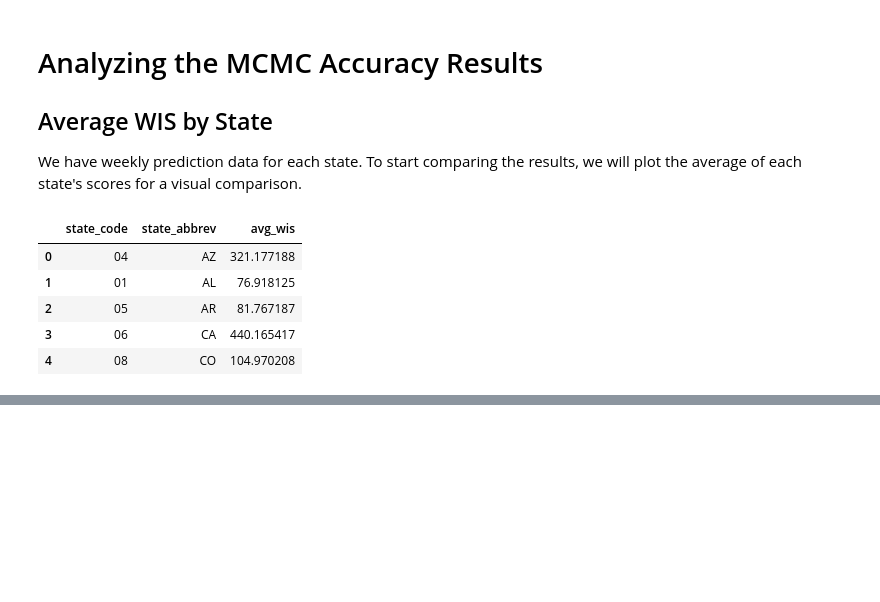
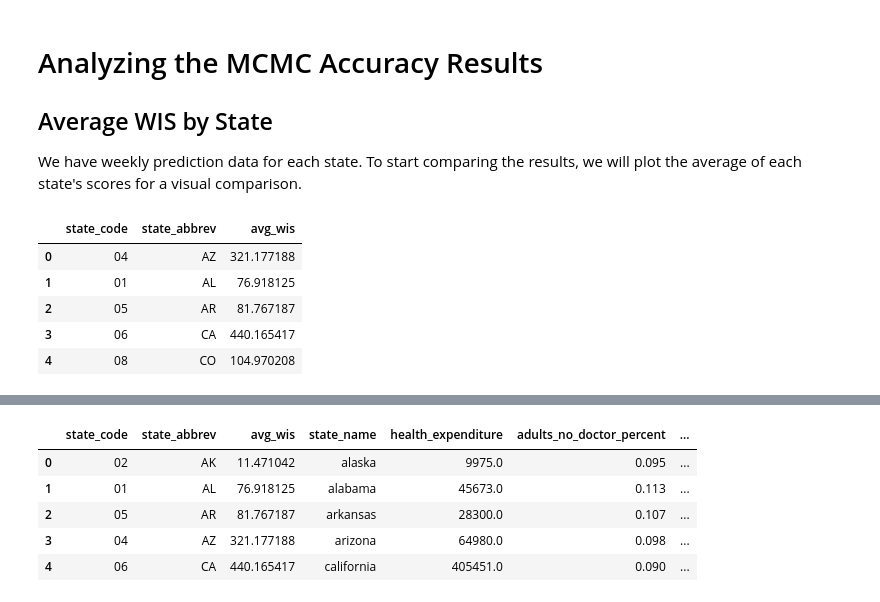
Before and after one commit to atiumcache/flu-forecast-accuracy, a Jupyter notebook: analyze-and-visualize/basic-plotting.ipynb, the cells around one changed output, grey strips where cells are left out. Saved outputs shown, nothing was run; the diff lists cells and outputs as text; code cells hidden in the pictures; blank space fills up the shorter version.

```diff
--- a/analyze-and-visualize/basic-plotting.ipynb
+++ b/analyze-and-visualize/basic-plotting.ipynb
@@ -57,0 +73,17 @@ Not too enlightening. Let's try to find features that are influencing the big di
+# %%
+# Add health care expenditure data
+healthcare_expenditure_df = pd.read_csv('../datasets/healthcare_expenditures.csv')
+
+# Clean the columns names, remove Puerto Rico (no data available), and remove dollar sign.
+healthcare_expenditure_df.columns = healthcare_expenditure_df.columns.str.strip()
+all_data.columns = all_data.columns.str.strip()
+all_data = all_data[all_data['state_abbrev'] != 'PR']
+healthcare_expenditure_df = healthcare_expenditure_df[healthcare_expenditure_df['health_expenditure'].notna()]
+healthcare_expenditure_df['health_expenditure'] = healthcare_expenditure_df['health_expenditure'].str.replace('$', '').astype(int)
+
+# Join the dataframes
+all_data = pd.merge(all_data, healthcare_expenditure_df, on='state_name', how='left')
+
+all_data['state_name'] = all_data['state_name'].str.lower()
+
+all_data.head()
@@ -57,0 +115,17 @@ Not too enlightening. Let's try to find features that are influencing the big di
+# %%
+# Add hospital beds per capita data
+hosp_beds_per_cap_df = pd.read_csv('../datasets/hospital_beds_per_capita.csv')
+hosp_beds_per_cap_df.drop(columns=['State/Local Government', 'Non-Profit', 'For-Profit'], inplace=True)
+hosp_beds_per_cap_df.columns = hosp_beds_per_cap_df.columns.str.strip()
+hosp_beds_per_cap_df['state_name'] = hosp_beds_per_cap_df['state_name'].str.lower()
+
+all_data = pd.merge(all_data, hosp_beds_per_cap_df, on='state_name', how='left')
+
+all_data.head()
+# %% [output]
+|  | state_code | state_abbrev | avg_wis | state_name | health_expenditure | adults_no_doctor_percent | ... |
+| 0 | 02 | AK | 11.471042 | alaska | 9975.0 | 0.095 | ... |
+| 1 | 01 | AL | 76.918125 | alabama | 45673.0 | 0.113 | ... |
+| 2 | 05 | AR | 81.767187 | arkansas | 28300.0 | 0.107 | ... |
+| 3 | 04 | AZ | 321.177188 | arizona | 64980.0 | 0.098 | ... |
+| 4 | 06 | CA | 440.165417 | california | 405451.0 | 0.090 | ... |
```
Also changed, not shown: parts of 8 cells of this notebook, 5 other files.
